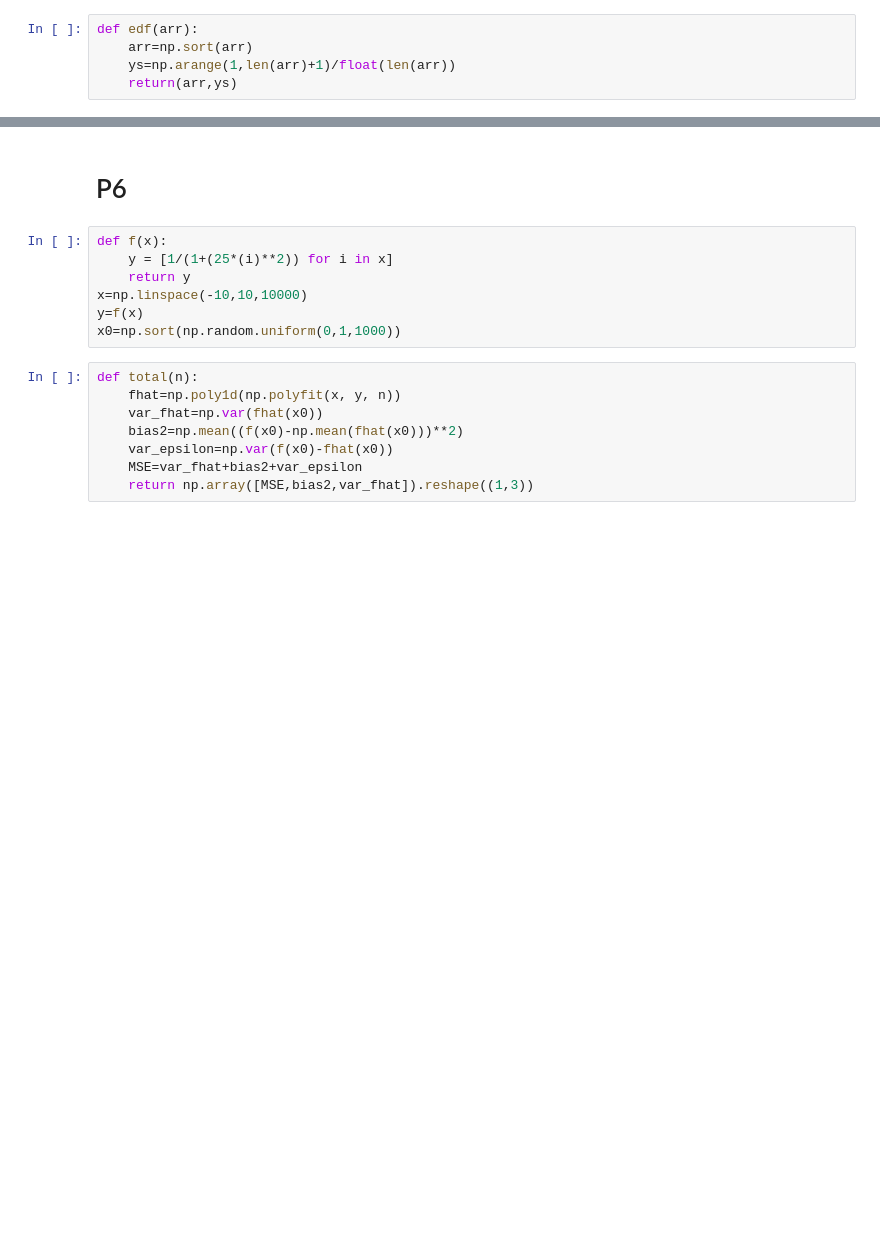
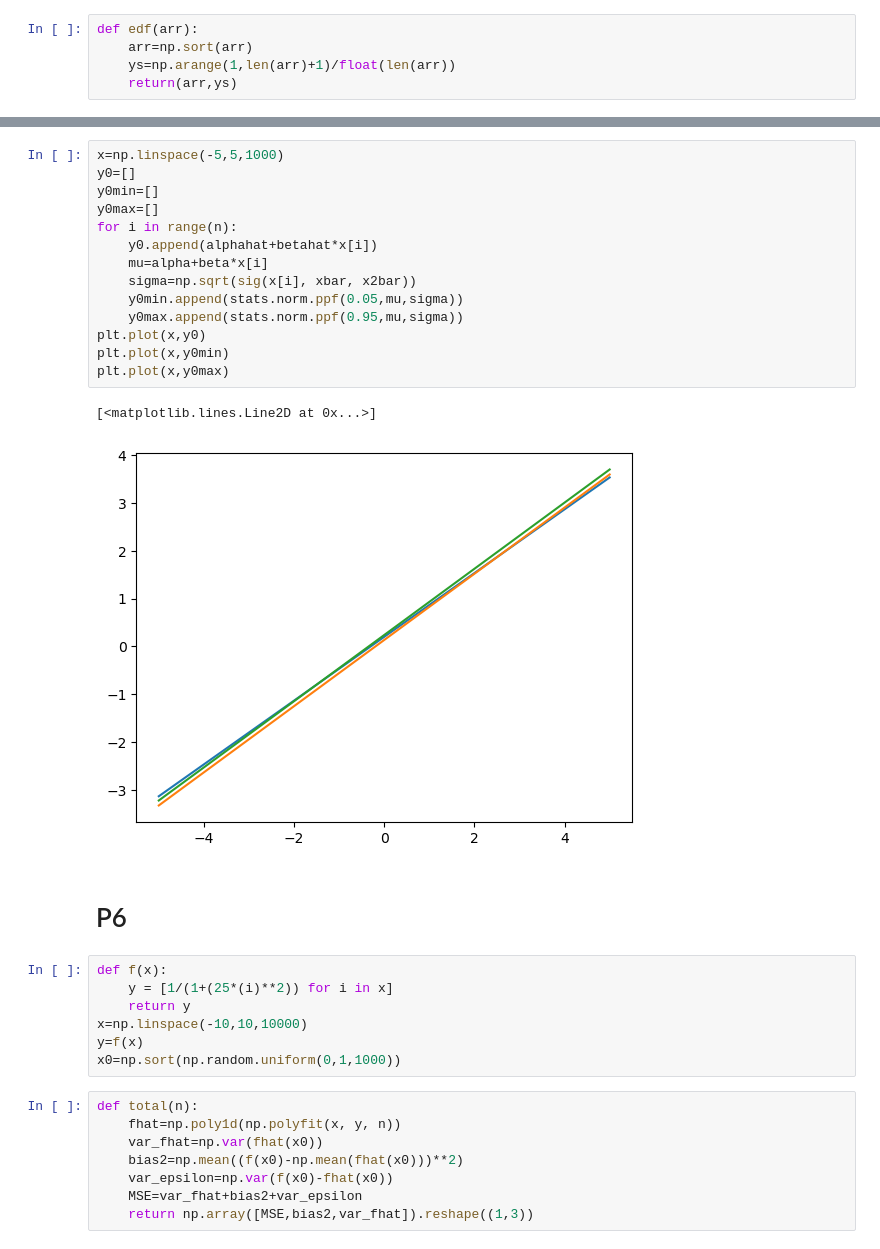
Before and after one commit to Jay2251929205/Jiayi-Wang-ECON317, a Jupyter notebook: HW/ECON317 HW6.ipynb, the cells around one changed output, grey strips where cells are left out. Cells and saved outputs as stored; diff of their text form; blank space fills up the shorter version.

```diff
--- a/HW/ECON317 HW6.ipynb
+++ b/HW/ECON317 HW6.ipynb
@@ -58,3 +60,20 @@ plt.legend()
+# %%
+x=np.linspace(-5,5,1000)
+y0=[]
+y0min=[]
+y0max=[]
+for i in range(n):
+    y0.append(alphahat+betahat*x[i])
+    mu=alpha+beta*x[i]
+    sigma=np.sqrt(sig(x[i], xbar, x2bar))
+    y0min.append(stats.norm.ppf(0.05,mu,sigma))
+    y0max.append(stats.norm.ppf(0.95,mu,sigma))
+plt.plot(x,y0)
+plt.plot(x,y0min)
+plt.plot(x,y0max)
+# %% [output]
+[<matplotlib.lines.Line2D at 0x...>]
+[figure, added]
 # %% [markdown]
 # P6
 # %%
```
Also changed, not shown: parts of 6 cells of this notebook.
